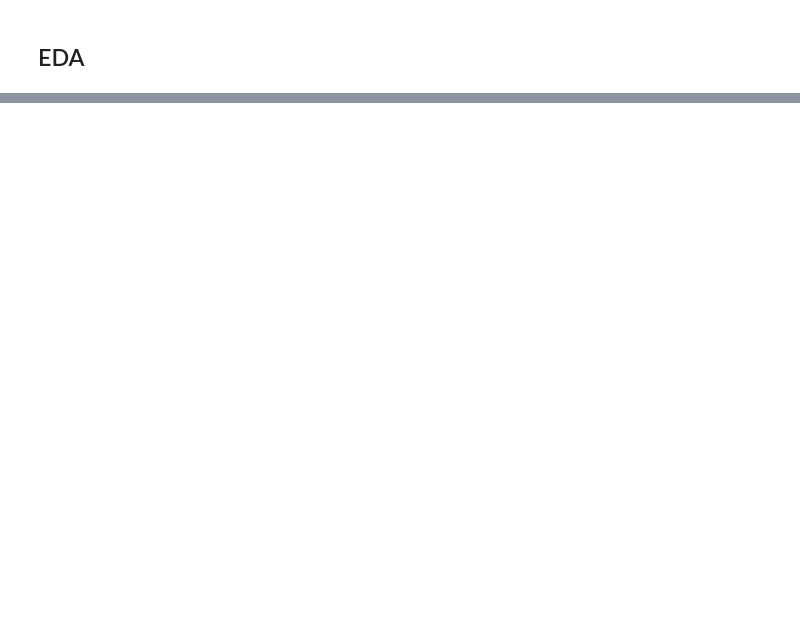
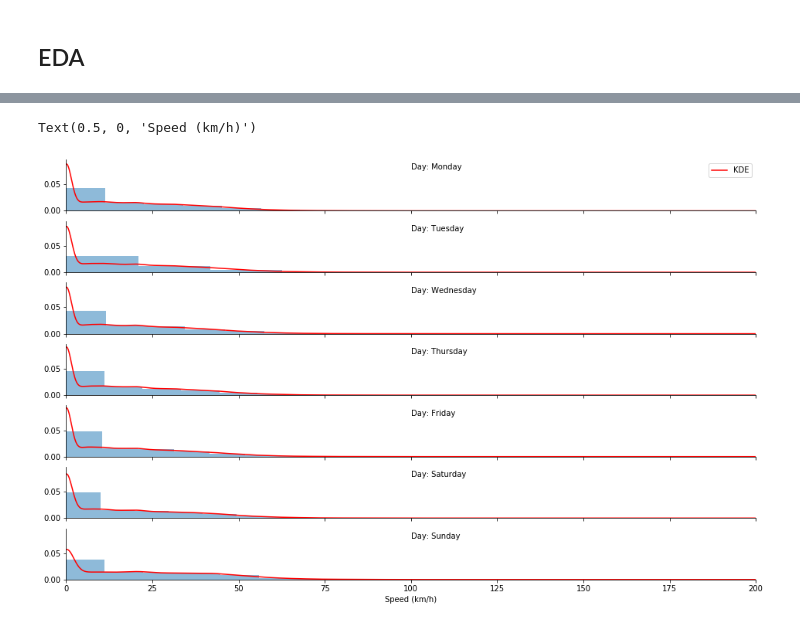
Before and after one commit to AlejoB13C/rastreo-satelital, a Jupyter notebook: notebooks/InDepthEDA.ipynb, the cells around one changed output, grey strips where cells are left out. Saved outputs shown, nothing was run; the diff lists cells and outputs as text; code cells hidden in the pictures; blank space fills up the shorter version.

```diff
--- a/notebooks/InDepthEDA.ipynb
+++ b/notebooks/InDepthEDA.ipynb
@@ -567,0 +150,18 @@ As it was expected, the speed distribution is left skewed. It is observed that i
+# %%
+fig, axes = plt.subplots(7,sharex=True,sharey=True,figsize=(16,10))
+DayTransform = {0:'Monday',1:'Tuesday',2:'Wednesday',3:'Thursday',4:'Friday',5:'Saturday',6:'Sunday'}
+for i in range(7):
+    ax = axes[i]
+    dfday = df.where(df.day==i).dropna(how='all')
+    kde = stats.gaussian_kde(dfday.Speed)
+    ax.hist(dfday.Speed,alpha=0.5,density=True)
+    ax.plot(x,kde(x),ls = '-',color = 'r',label = 'KDE')
+    plt.text(0.5,0.8,f'Day: {DayTransform[i]}',transform=ax.transAxes)
+    ax.spines['right'].set_visible(False)
+    ax.spines['top'].set_visible(False)
+axes[0].legend()
+axes[0].set_xlim(0,200)
+axes[-1].set_xlabel('Speed (km/h)')
+# %% [output]
+Text(0.5, 0, 'Speed (km/h)')
+[figure, added]
```
Also changed, not shown: parts of 90 cells of this notebook.
